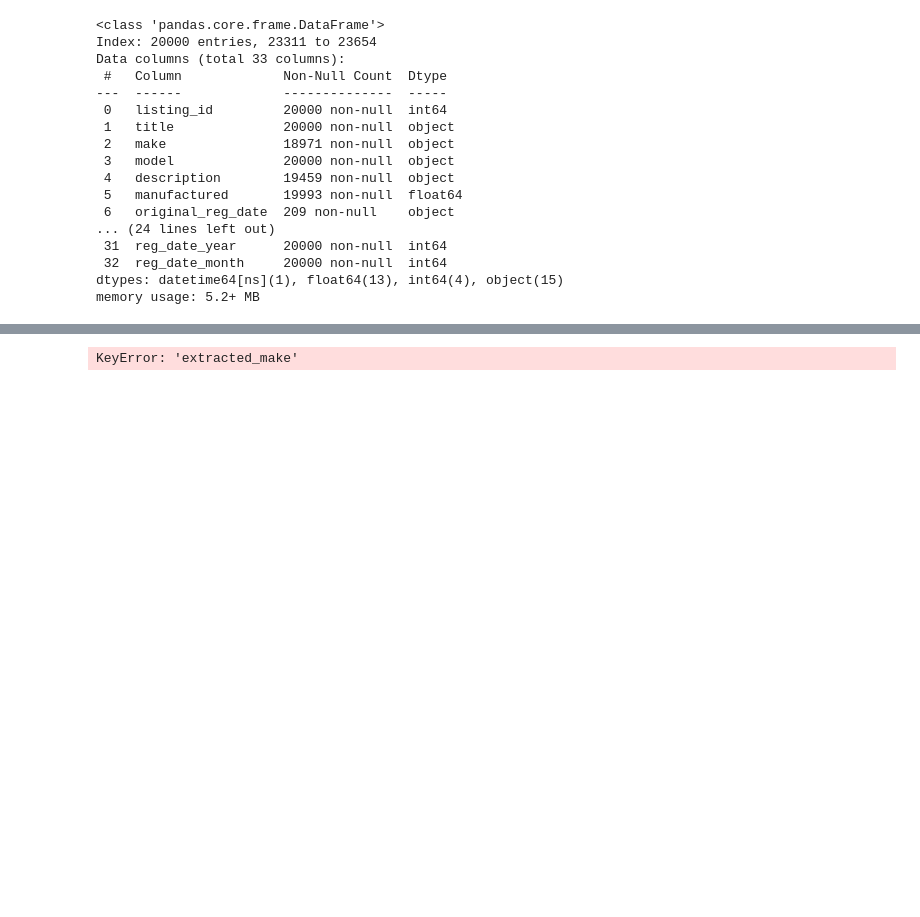
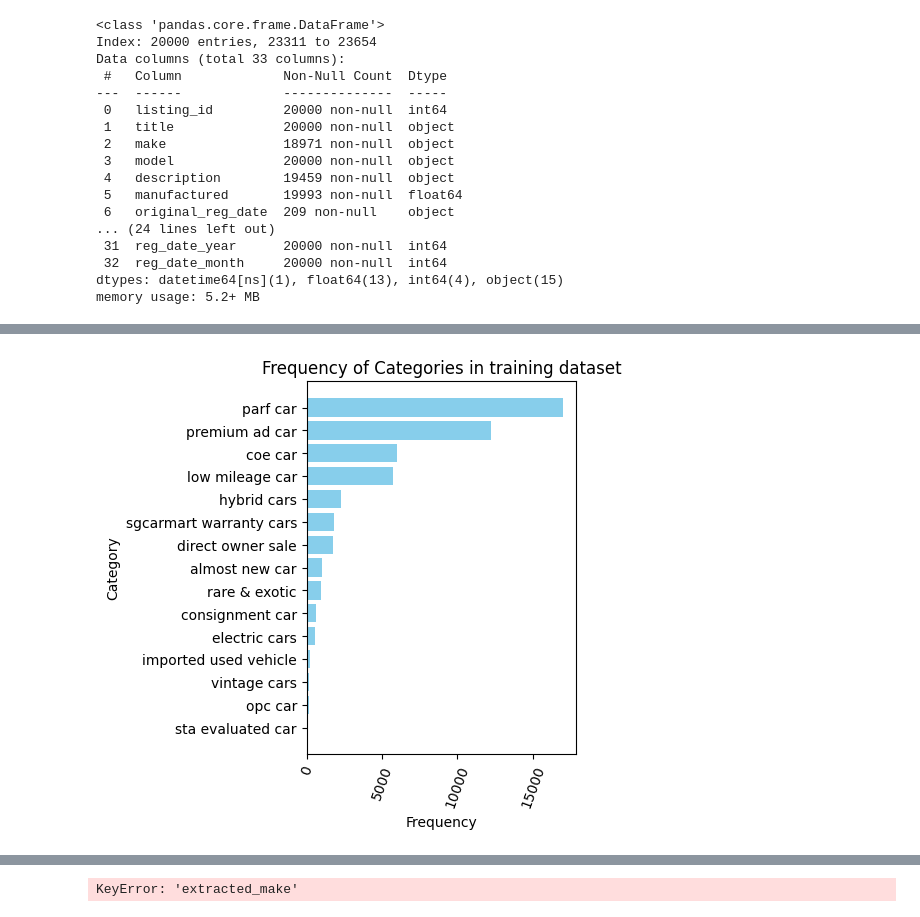
Before and after one commit to melloo21/CS5228_project, a Jupyter notebook: EDA_2.ipynb, the cells around one changed output, grey strips where cells are left out. Drawn from its saved outputs; the diff is of its cells as text; code cells hidden in the pictures; blank space fills up the shorter version.

```diff
--- a/EDA_2.ipynb
+++ b/EDA_2.ipynb
@@ -46,0 +64,31 @@ memory usage: 5.2+ MB
+# %%
+import pandas as pd
+import matplotlib.pyplot as plt
+from collections import Counter
+
+# Sample data
+# Assuming orig_df is already loaded with a column named 'category'
+
+# Step 1: Split categories by comma and flatten the list of lists into a single list
+all_categories = orig_df['category'].str.split(',').sum()
+all_categories = [category.strip() for category in all_categories if category != '-']  # Remove any leading/trailing whitespace
+
+# Step 2: Count the occurrences of each unique category
+category_counts = Counter(all_categories)
+
+# Step 3: Convert the counts to a DataFrame for easier plotting
+category_df = pd.DataFrame(category_counts.items(), columns=['Category', 'Frequency'])
+category_df = category_df.sort_values(by='Frequency', ascending=False)  # Sort by frequency
+
+# Step 4: Plot the bar chart
+plt.figure(figsize=(5, 5))
+plt.barh(category_df['Category'], category_df['Frequency'], color='skyblue')
+plt.xticks(rotation=70)
+plt.xlabel('Frequency')
+plt.ylabel('Category')
+plt.title('Frequency of Categories in training dataset')
+plt.gca().invert_yaxis()  # Invert y-axis for descending order
+plt.tight_layout()
+plt.show()
+# %% [output]
+[figure, added]
```
Also changed, not shown: parts of 9 cells of this notebook, 1 other file.
